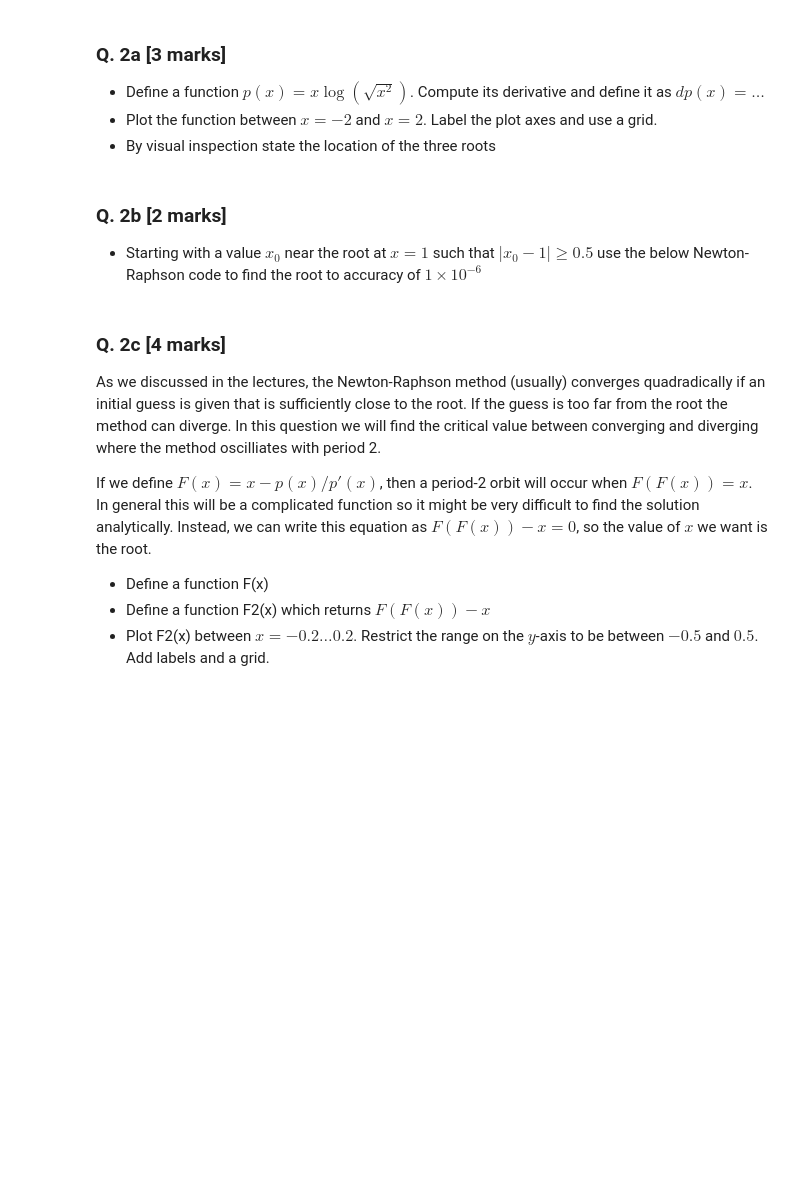
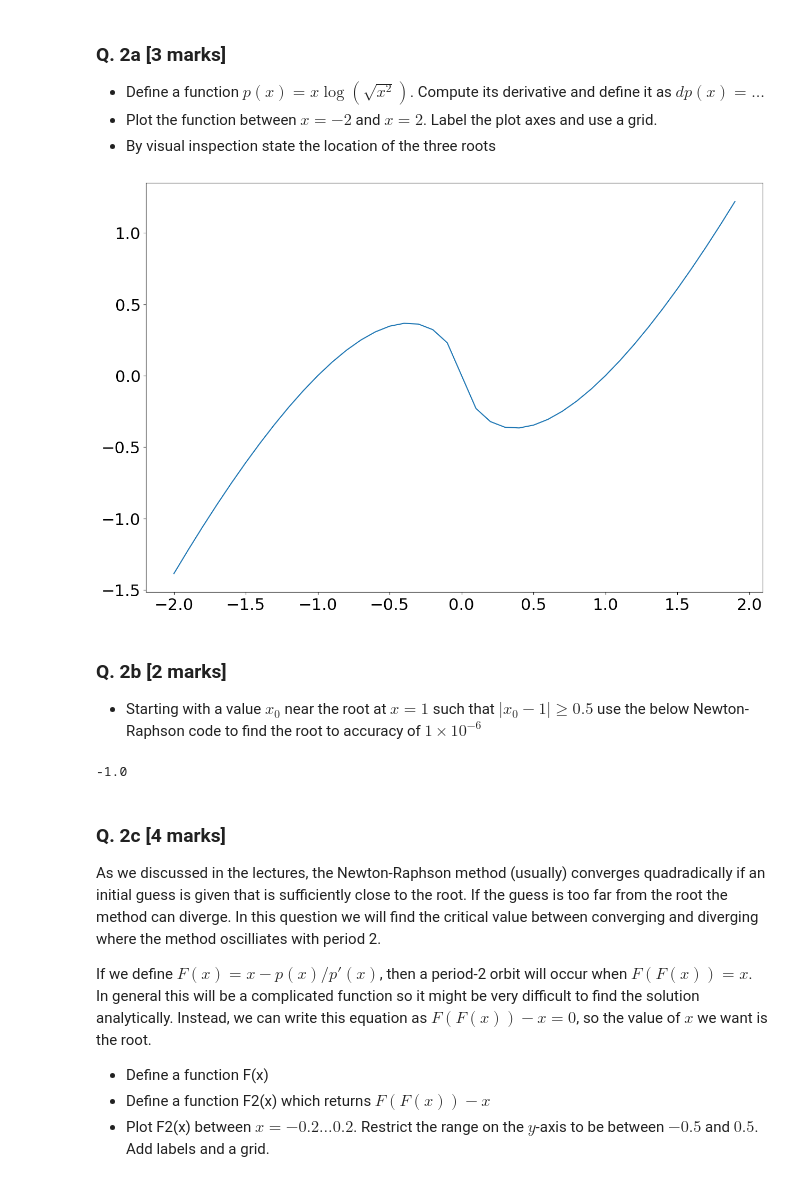
Before and after one commit to Shawnee43/ACM20030, a Jupyter notebook: Assignment-2.ipynb, the cells around one changed output. Saved outputs shown, nothing was run; the diff lists cells and outputs as text; code cells hidden in the pictures; blank space fills up the shorter version.

```diff
--- a/Assignment-2.ipynb
+++ b/Assignment-2.ipynb
@@ -68,6 +120,19 @@ In all cases try to find the root with a tolerance of $10^{-12}$
  - Define a function $p(x) = x\log(\sqrt{x^2})$. Compute its derivative and define it as $dp(x) = \dots$
  - Plot the function between $x=-2$ and $x=2$. Label the plot axes and use a grid.
  - By visual inspection state the location of the three roots
+# %%
+def p(x):
+    return x * np.log(np.sqrt(x**2))
+
+def dp(x):
+    return np.log(np.abs(x)) + 1
+
+x = np.arange(-2, 2, 0.1)
+plt.plot(x, p(x))
+plt.show()
+#-1, 0, 1
+# %% [output]
+[figure, added]
 # %% [markdown]
 ### Q. 2b [2 marks]
  - Starting with a value $x_0$ near the root at $x=1$ such that $|x_0-1| \ge 0.5$ use the below Newton-Raphson code to find the root to accuracy of $1\times10^{-6}$
@@ -82,6 +147,12 @@ def FindRootNewtonRaphson(f, df, x0, tol, printSteps=False):
         if(printSteps):
             print("x_%d = %.14lf" % (count, x0))
     return x0
+# %%
+x0 = -2
+tol = 1e-6
+print(FindRootNewtonRaphson(p, dp, x0, tol, printSteps=False))
+# %% [output]
+-1.0
 # %% [markdown]
 ### Q. 2c [4 marks]
 As we discussed in the lectures, the Newton-Raphson method (usually) converges quadradically if an initial guess is given that is sufficiently close to the root. If the guess is too far from the root the method can diverge. In this question we will find the critical value between converging and diverging where the method oscilliates with period 2.
```
Also changed, not shown: parts of 6 cells of this notebook.
